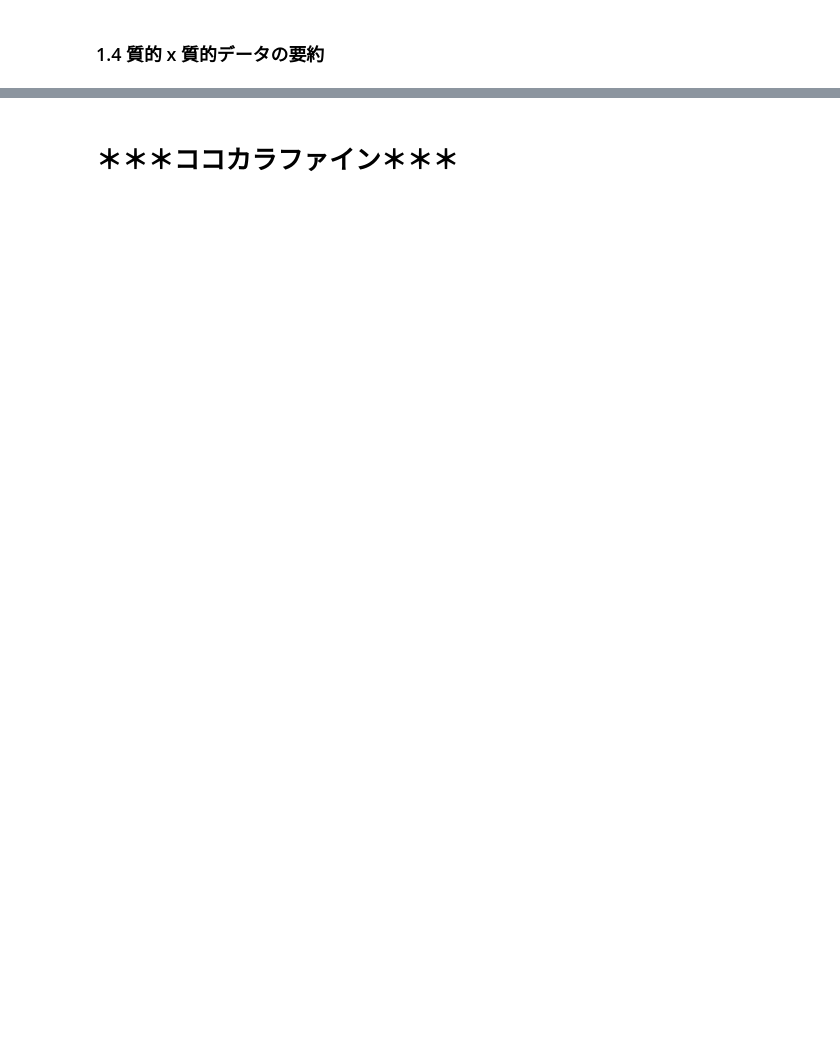
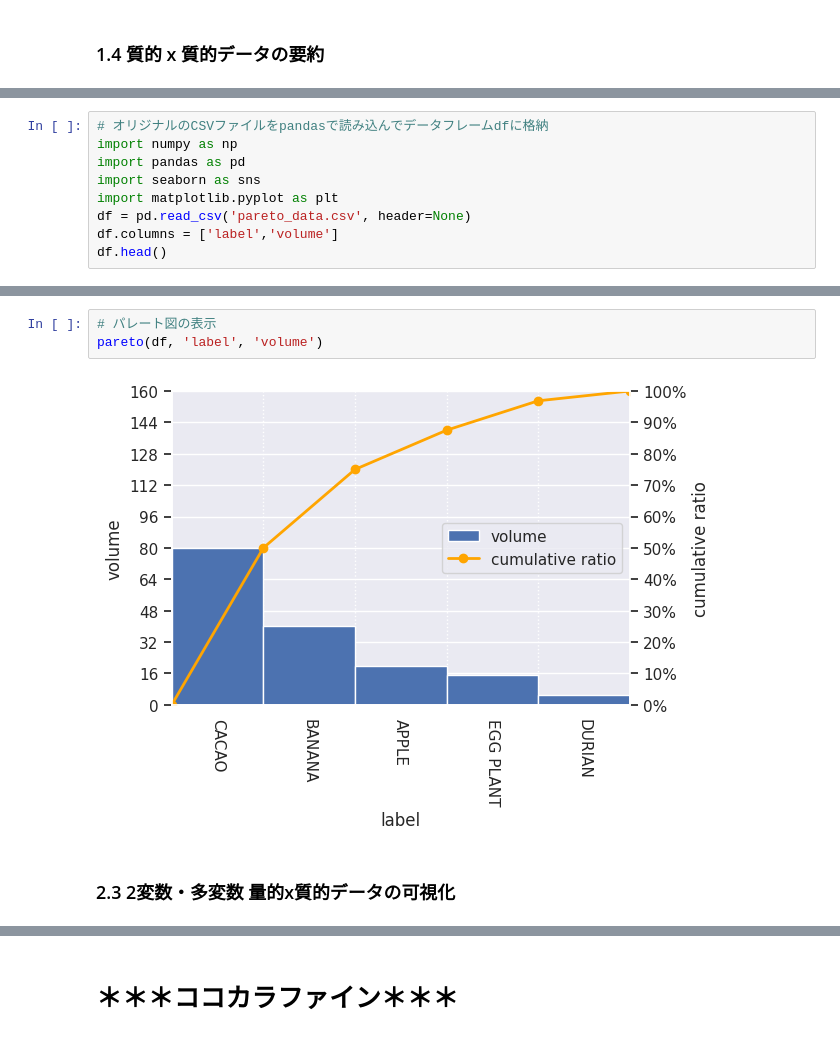
Before and after one commit to MDASH-shinshu/MDASH-T-DS, a Jupyter notebook: 3/3_data_search_and_visualization_colab.ipynb, the cells around one changed output, grey strips where cells are left out. Saved outputs shown, nothing was run; the diff lists cells and outputs as text; blank space fills up the shorter version.

```diff
--- a/3/3_data_search_and_visualization_colab.ipynb
+++ b/3/3_data_search_and_visualization_colab.ipynb
@@ -161,0 +338,9 @@ $N$ 個の対象について $n$ カテゴリの値 $x_i (i = 1, 2, \cdots, n)$
+# %%
+# オリジナルのCSVファイルをpandasで読み込んでデータフレームdfに格納
+import numpy as np
+import pandas as pd
+import seaborn as sns
+import matplotlib.pyplot as plt
+df = pd.read_csv('pareto_data.csv', header=None)
+df.columns = ['label','volume']
+df.head()
@@ -161,0 +399,7 @@ $N$ 個の対象について $n$ カテゴリの値 $x_i (i = 1, 2, \cdots, n)$
+# %%
+# パレート図の表示
+pareto(df, 'label', 'volume')
+# %% [output]
+[figure, added]
+# %% [markdown]
+### 2.3 2変数・多変数 量的x質的データの可視化
```
Also changed, not shown: parts of 91 cells of this notebook.
